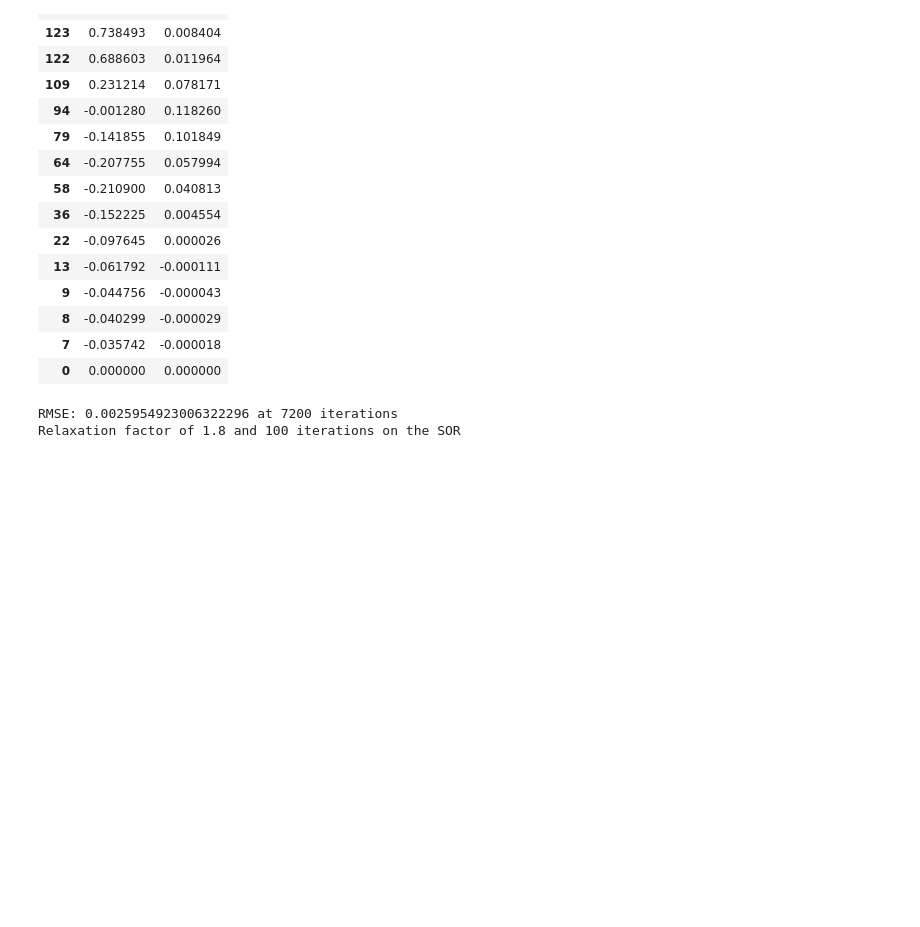
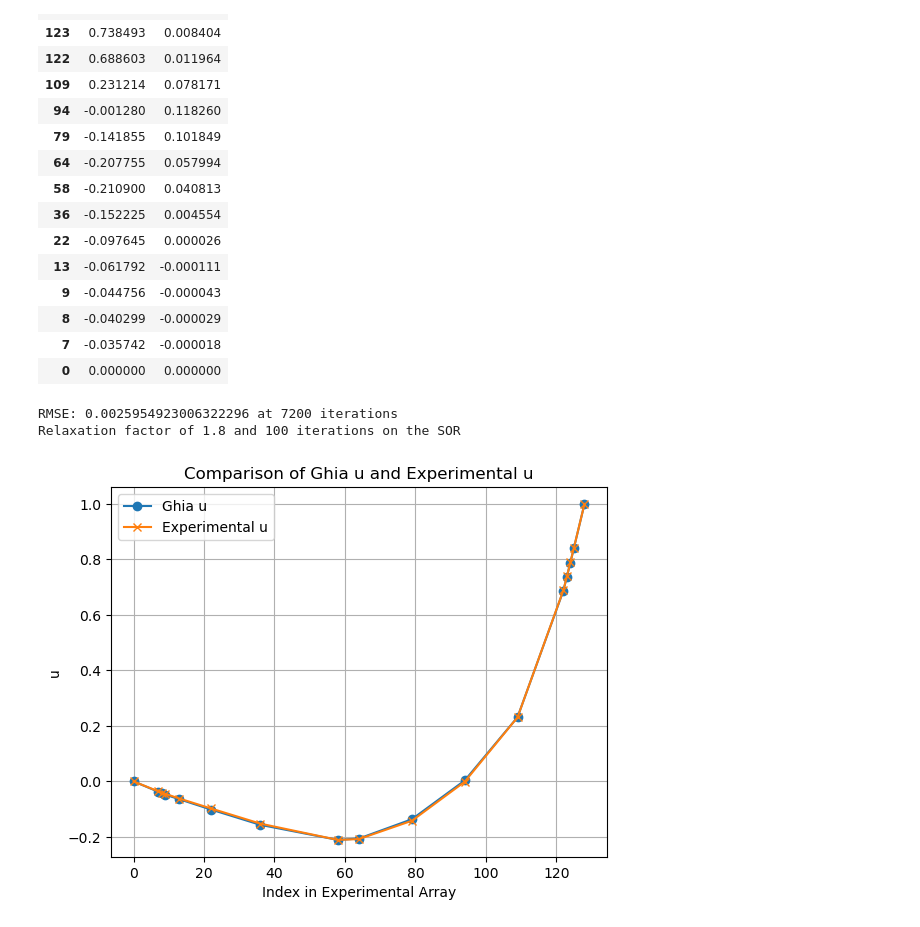
Before and after one commit to varun-r-mallya/LidDrivenCavity, a Jupyter notebook: check.ipynb, the cells around one changed output. Drawn from its saved outputs; the diff is of its cells as text; code cells hidden in the pictures; blank space fills up the shorter version.

```diff
--- a/check.ipynb
+++ b/check.ipynb
@@ -73,3 +73,19 @@ print("Relaxation factor of 1.8 and 100 iterations on the SOR")
 # %% [output]
 RMSE: 0.0025954923006322296 at 7200 iterations
 Relaxation factor of 1.8 and 100 iterations on the SOR
+# %%
+import matplotlib.pyplot as plt
+
+plt.plot(filtering, actual_u, label='Ghia u', marker='o')
+
+plt.plot(filtering, df_filtered_specific.u, label='Experimental u', marker='x')
+
+plt.xlabel('Index in Experimental Array')
+plt.ylabel('u')
+plt.title('Comparison of Ghia u and Experimental u')
+plt.legend()
+plt.grid()
+
+plt.show()
+# %% [output]
+[figure, added]
```
Also changed, not shown: parts of 3 cells of this notebook.
